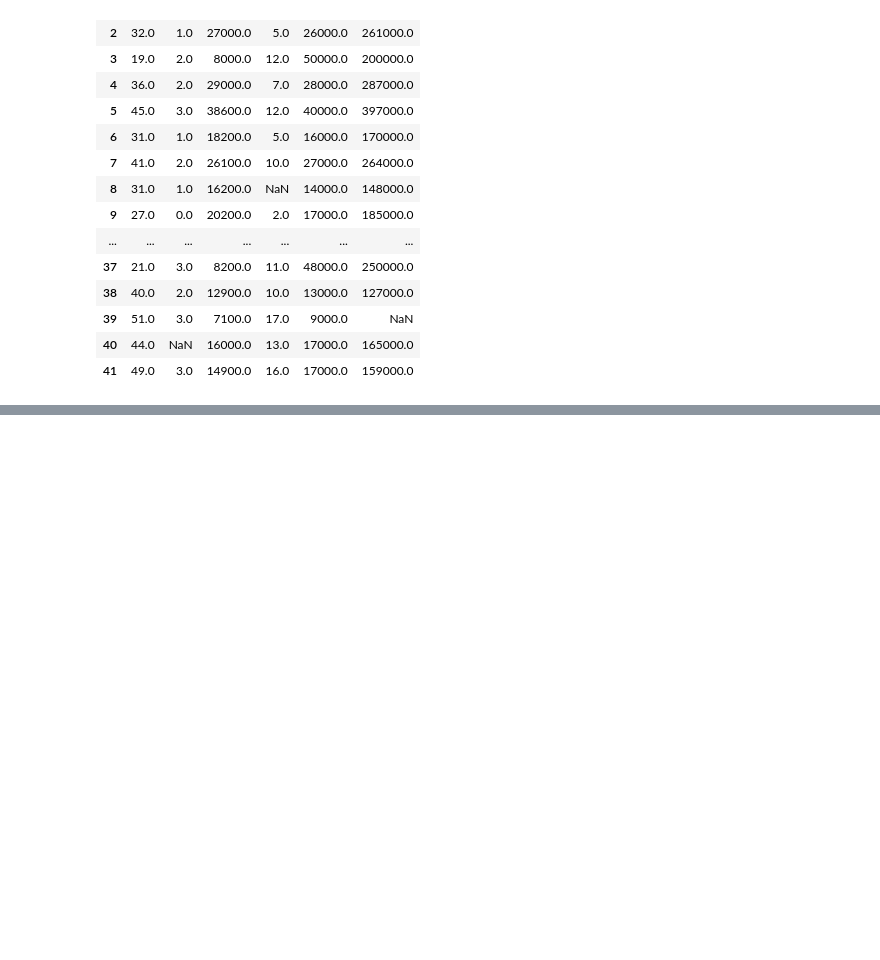
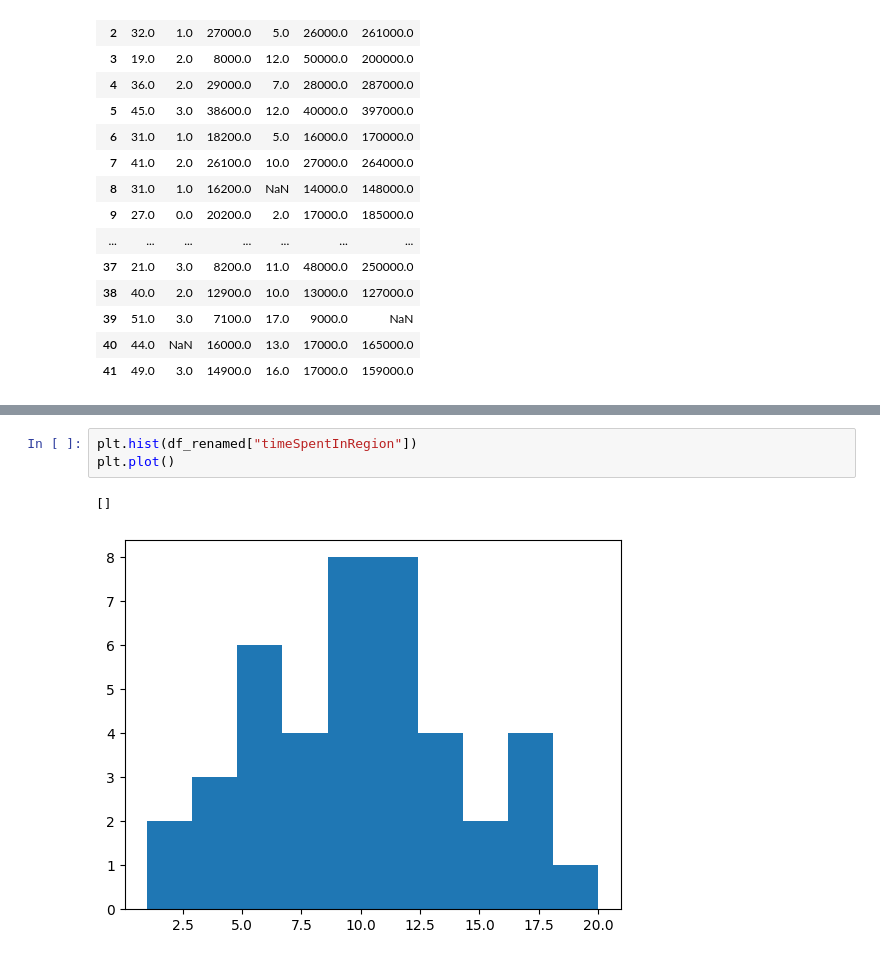
Before and after one commit to gsgol/Data_analysis, a Jupyter notebook: lab1/Golovanov_Marevichev.ipynb, the cells around one changed output, grey strips where cells are left out. Drawn from its saved outputs; the diff is of its cells as text; blank space fills up the shorter version.

```diff
--- a/lab1/Golovanov_Marevichev.ipynb
+++ b/lab1/Golovanov_Marevichev.ipynb
@@ -65,0 +69,6 @@ df_renamed.fillna(df_renamed.median(), inplace = True)
+# %%
+plt.hist(df_renamed["timeSpentInRegion"])
+plt.plot()
+# %% [output]
+[]
+[figure, added]
```
Also changed, not shown: parts of 27 cells of this notebook.
